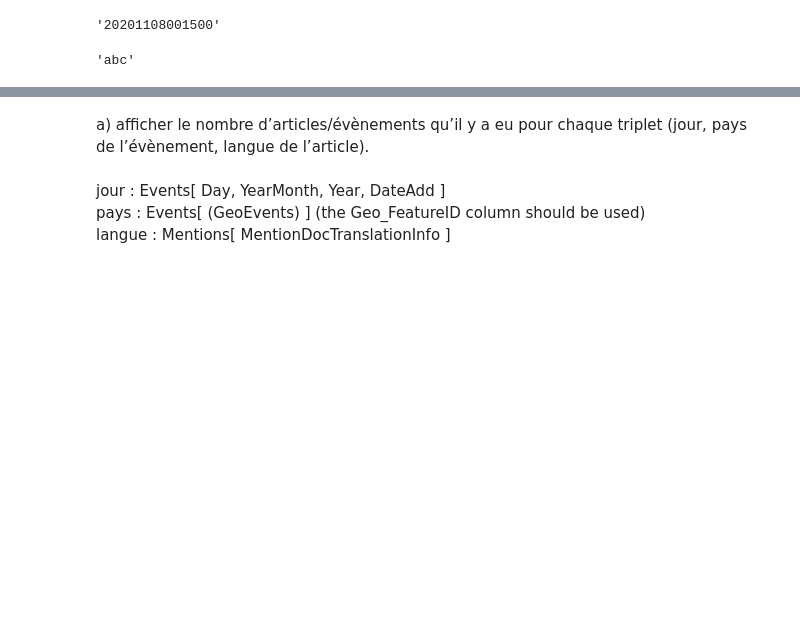
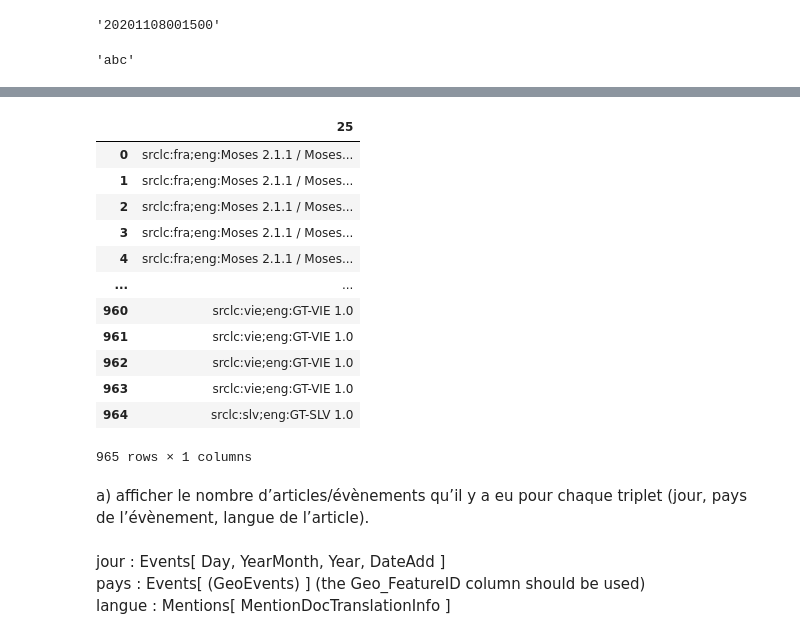
Before and after one commit to dodofit/NoSQL_project_GDELT, a Jupyter notebook: explo/flo/explo.ipynb, the cells around one changed output, grey strips where cells are left out. Cells and saved outputs as stored; diff of their text form; code cells hidden in the pictures; blank space fills up the shorter version.

```diff
--- a/explo/flo/explo.ipynb
+++ b/explo/flo/explo.ipynb
@@ -106,3 +123,20 @@ mentions
+# %%
+gkg = pd.read_csv("../../data/raw/20230107003000.translation.gkg.csv", delimiter="\t", header=None, encoding = "ISO-8859-1", usecols=[25])
+gkg
+# %% [output]
+|  | 25 |
+| 0 | srclc:fra;eng:Moses 2.1.1 / Moses... |
+| 1 | srclc:fra;eng:Moses 2.1.1 / Moses... |
+| 2 | srclc:fra;eng:Moses 2.1.1 / Moses... |
+| 3 | srclc:fra;eng:Moses 2.1.1 / Moses... |
+| 4 | srclc:fra;eng:Moses 2.1.1 / Moses... |
+| ... | ... |
+| 960 | srclc:vie;eng:GT-VIE 1.0 |
+| 961 | srclc:vie;eng:GT-VIE 1.0 |
+| 962 | srclc:vie;eng:GT-VIE 1.0 |
+| 963 | srclc:vie;eng:GT-VIE 1.0 |
+| 964 | srclc:slv;eng:GT-SLV 1.0 |
+965 rows × 1 columns
 # %% [markdown]
 a) afficher le nombre d’articles/évènements qu’il y a eu pour chaque triplet (jour, pays de l’évènement, langue de l’article).
 # %% [markdown]
```
Also changed, not shown: parts of 7 cells of this notebook.
